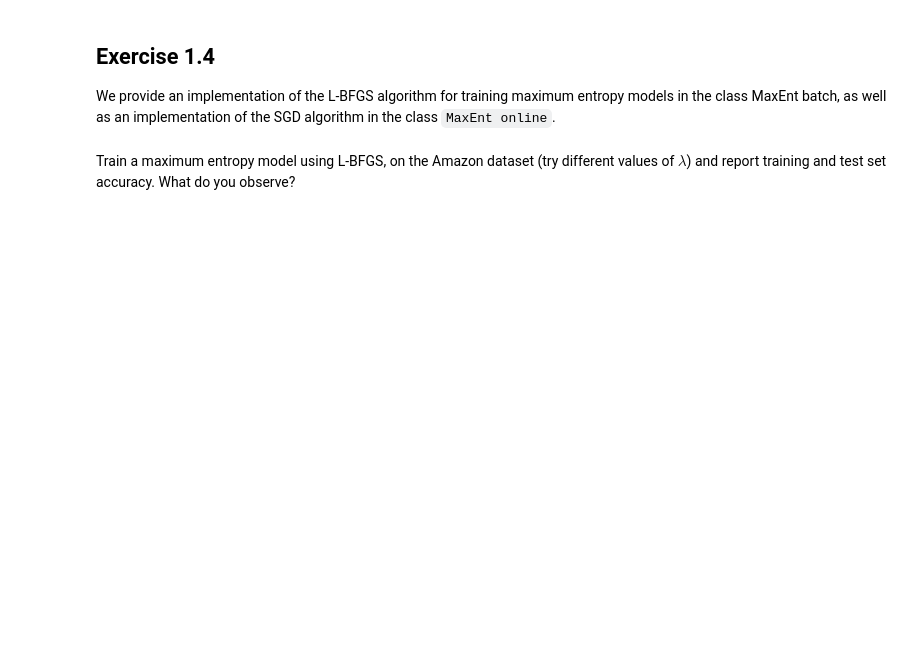
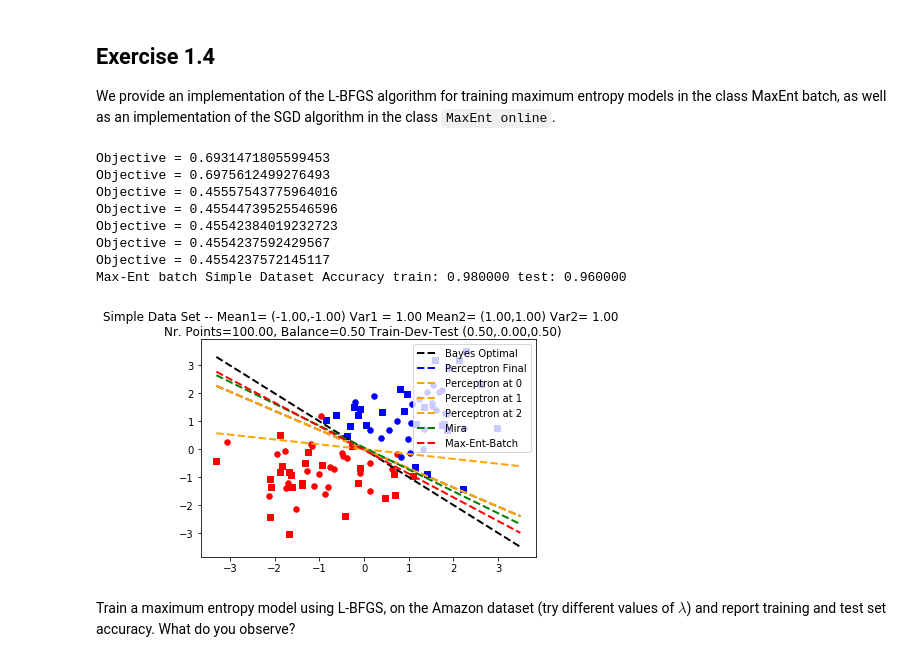
Before and after one commit to AndreFCruz/lxmls-toolkit, a Jupyter notebook: labs/notebooks/linear_classifiers/exercises.ipynb, the cells around one changed output. Cells and saved outputs as stored; diff of their text form; code cells hidden in the pictures; blank space fills up the shorter version.

```diff
--- a/labs/notebooks/linear_classifiers/exercises.ipynb
+++ b/labs/notebooks/linear_classifiers/exercises.ipynb
@@ -104,18 +125,28 @@ We provide an implementation of the L-BFGS algorithm for training maximum entrop
 # %%
 import lxmls.classifiers.max_ent_batch as mebc
 me_lbfgs = mebc.MaxEntBatch()
-me_lbfgs.regularizer = 1.0
+me_lbfgs.regularizer = 1 # 1.0
 params_meb_sd = me_lbfgs.train(sd.train_X,sd.train_y)
 y_pred_train = me_lbfgs.test(sd.train_X,params_meb_sd)
 acc_train = me_lbfgs.evaluate(sd.train_y, y_pred_train)
 y_pred_test = me_lbfgs.test(sd.test_X,params_meb_sd)
 acc_test = me_lbfgs.evaluate(sd.test_y, y_pred_test)
 print(
     "Max-Ent batch Simple Dataset Accuracy train: %f test: %f" %
     (acc_train,acc_test)
 )
-fig, axis = sd.add_line(fig, axis, params_meb_sd, "Max-Ent-Batch","orange")
+fig, axis = sd.add_line(fig, axis, params_meb_sd, "Max-Ent-Batch","red")
 fig
+# %% [output]
+Objective = 0.6931471805599453
+Objective = 0.6975612499276493
+Objective = 0.45557543775964016
+Objective = 0.45544739525546596
+Objective = 0.45542384019232723
+Objective = 0.4554237592429567
+Objective = 0.4554237572145117
+Max-Ent batch Simple Dataset Accuracy train: 0.980000 test: 0.960000
+[figure, added]
 # %% [markdown]
 Train a maximum entropy model using L-BFGS, on the Amazon dataset (try different values of $\lambda$) and report training and test set accuracy. What do you observe?
 # %%
```
Also changed, not shown: parts of 11 cells of this notebook, 2 other files.
